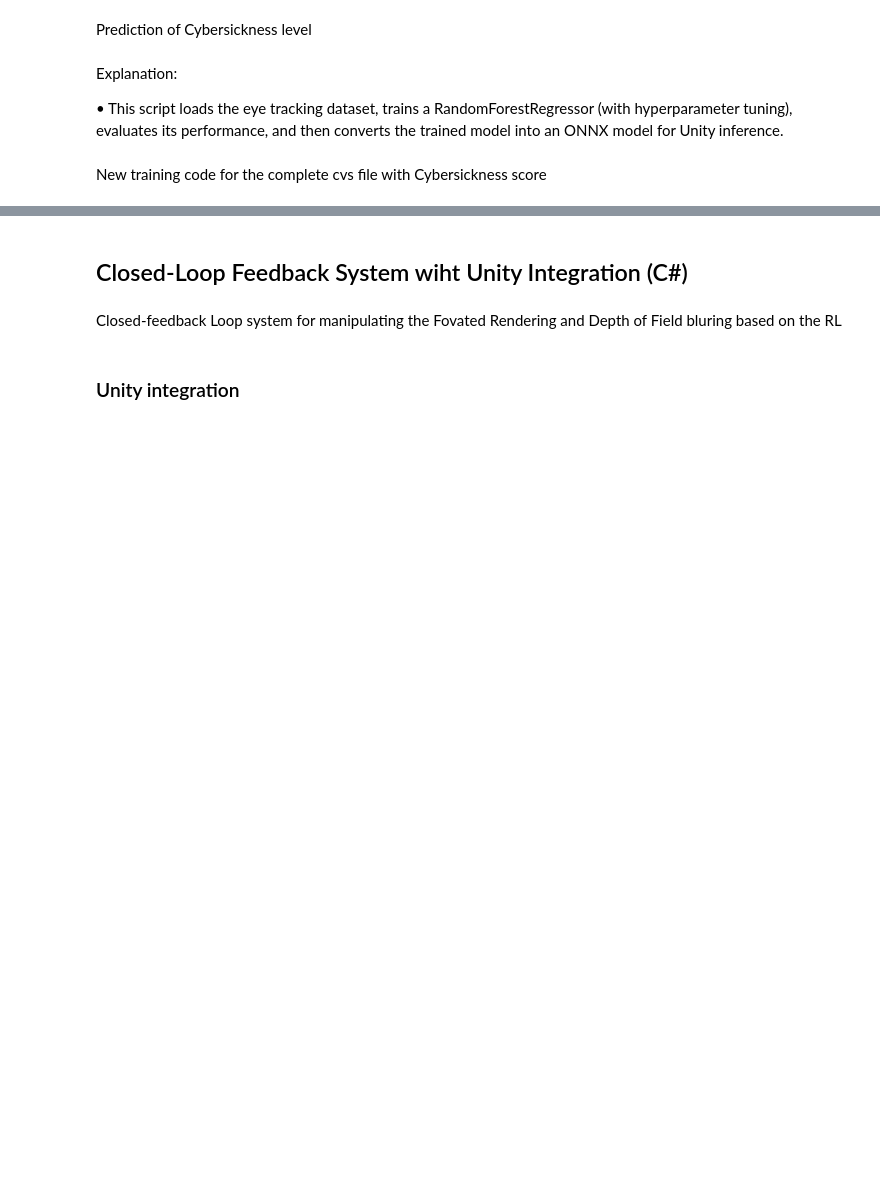
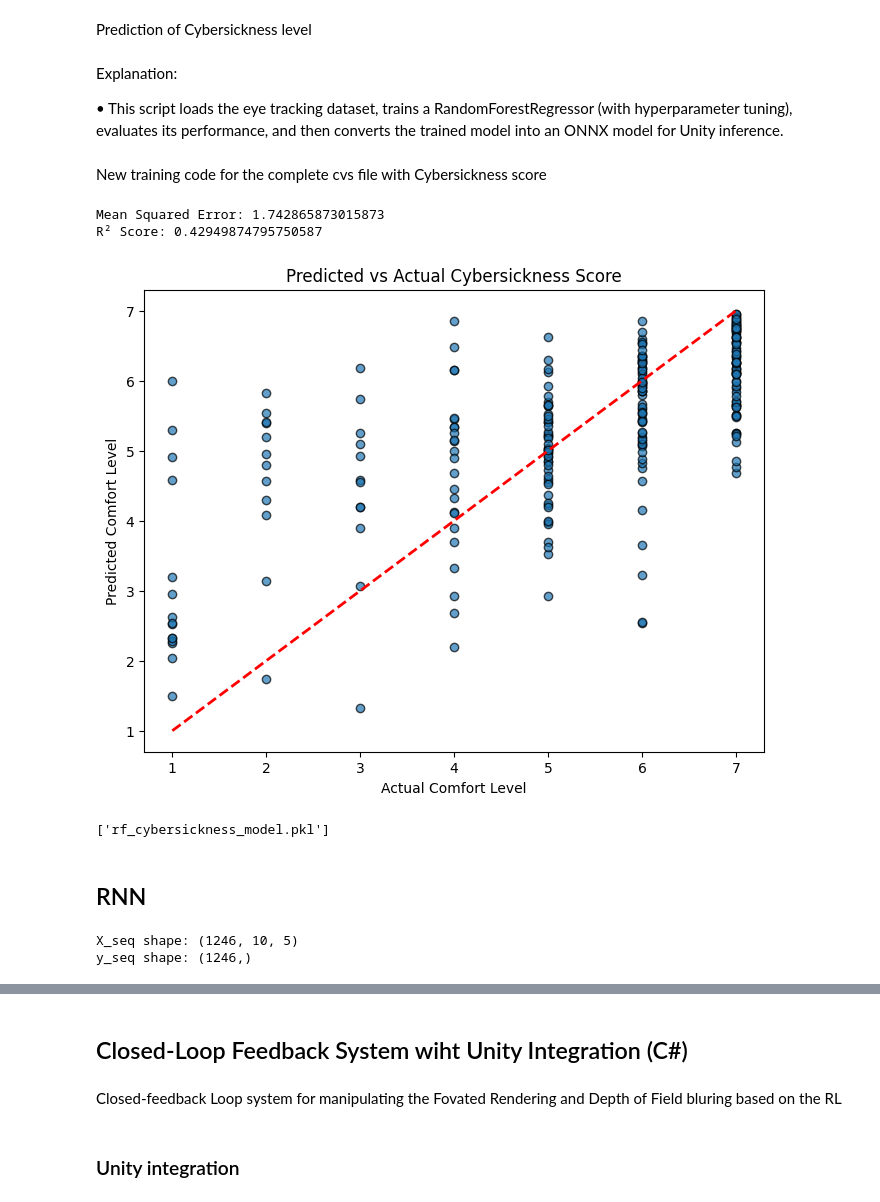
Before and after one commit to GokayToga/VRCM.Net, a Jupyter notebook: VRCMNet.ipynb, the cells around one changed output, grey strips where cells are left out. Drawn from its saved outputs; the diff is of its cells as text; code cells hidden in the pictures; blank space fills up the shorter version.

```diff
--- a/VRCMNet.ipynb
+++ b/VRCMNet.ipynb
@@ -170,0 +196,79 @@ def predict_cybersickness(new_data):
+# %%
+
+# Define features and target
+X = data[['count', 'blink_count', 'avg_Left_Pupil', 'fixation_count', 'x_cordinate', 'y_cordinate']]
+y = data['comfortLevel']
+
+# Split into training and test sets
+X_train, X_test, y_train, y_test = train_test_split(X, y, test_size=0.2, random_state=42)
+
+# Train a Random Forest Regressor
+rf = RandomForestRegressor(n_estimators=100, random_state=42)
+rf.fit(X_train, y_train)
+
+# Evaluate the model
+y_pred = rf.predict(X_test)
+mse = mean_squared_error(y_test, y_pred)
+r2 = r2_score(y_test, y_pred)
+
+print("Mean Squared Error:", mse)
+print("R² Score:", r2)
+# %% [output]
+Mean Squared Error: 1.742865873015873
+R² Score: 0.42949874795750587
+# %%
+# Predict on test data
+y_pred = rf.predict(X_test)
+# Plot predicted vs actual values
+plt.figure(figsize=(8, 6))
+plt.scatter(y_test, y_pred, alpha=0.7, edgecolors="k")
+plt.xlabel("Actual Comfort Level")
+plt.ylabel("Predicted Comfort Level")
+plt.plot([y_test.min(), y_test.max()], [y_test.min(), y_test.max()], 'r--', lw=2)
+plt.title("Predicted vs Actual Cybersickness Score")
+plt.show()
+# %% [output]
+[figure, added]
+# %%
+import joblib
+joblib.dump(rf, "rf_cybersickness_model.pkl")
+# %% [output]
+['rf_cybersickness_model.pkl']
+# %% [markdown]
+## RNN
+# %%
+
+# Load the data
+df = pd.read_csv("DATA_score&eye.csv")
+
+
+
+# Define input features and sort by 'count' for sequence order
+features = ['y_cordinate', 'blink_count', 'avg_Left_Pupil', 'fixation_count', 'x_cordinate']
+df.sort_values(by='count', inplace=True)
+
+# Group data by 'Count' if each count = a separate sequence (or treat count as timestep)
+# For now, let’s assume your data is one long sequence split into fixed-length sequences
+sequence_length = 10  # You can tune this
+step = 1  # Slide by 1
+
+# Scale features
+scaler = StandardScaler()
+scaled_features = scaler.fit_transform(df[features])
+comfort_level = df['comfortLevel'].values
+
+# Create sequences
+X_seq = []
+y_seq = []
+for i in range(0, len(scaled_features) - sequence_length, step):
+    X_seq.append(scaled_features[i:i + sequence_length])
+    y_seq.append(comfort_level[i + sequence_length - 1])  # Label at end of window
+
+X_seq = np.array(X_seq)
+y_seq = np.array(y_seq)
+
+print("X_seq shape:", X_seq.shape)  # (samples, timesteps, features)
+print("y_seq shape:", y_seq.shape)
+# %% [output]
+X_seq shape: (1246, 10, 5)
+y_seq shape: (1246,)
```
Also changed, not shown: parts of 38 cells of this notebook.
